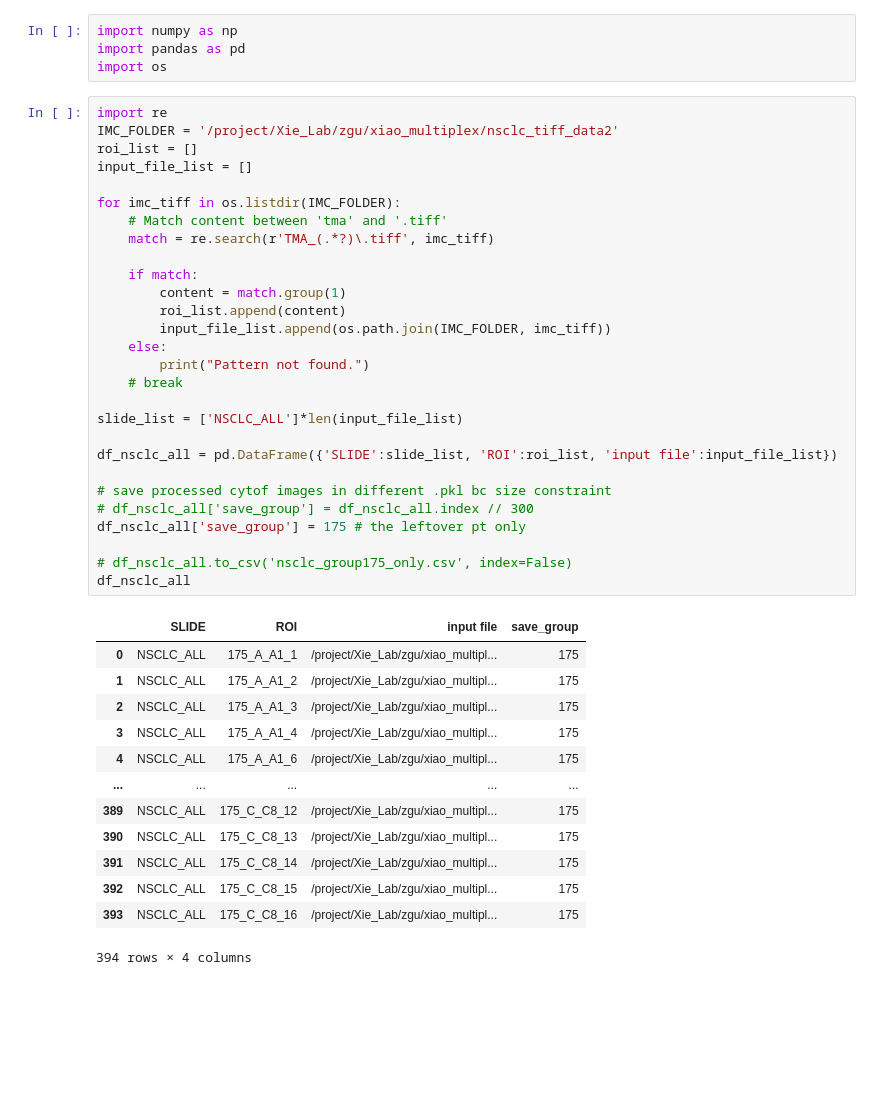
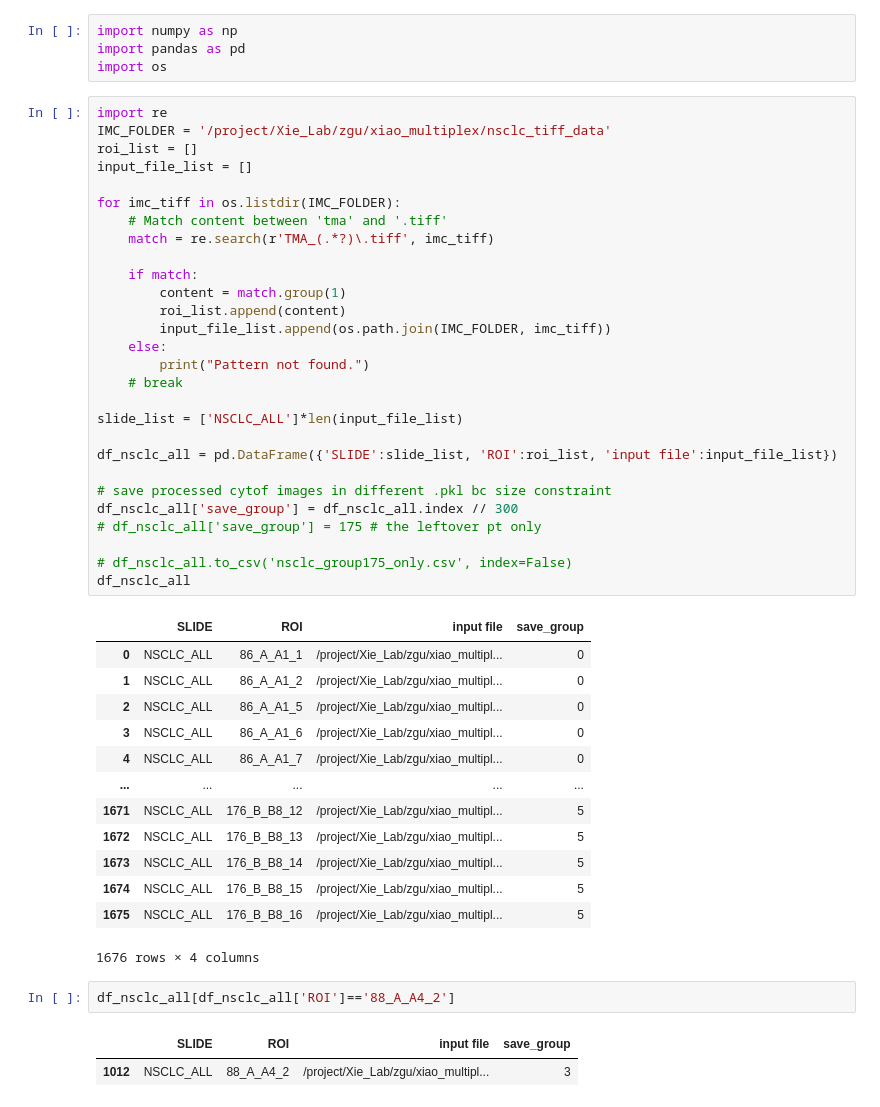
Before and after one commit to QBRC/multiTAP, a Jupyter notebook: notebooks/supplemental/process_patient_save_groups.ipynb, the cells around one changed output. Saved outputs shown, nothing was run; the diff lists cells and outputs as text; blank space fills up the shorter version.

```diff
--- a/notebooks/supplemental/process_patient_save_groups.ipynb
+++ b/notebooks/supplemental/process_patient_save_groups.ipynb
@@ -6,43 +6,48 @@ import pandas as pd
 import os
 # %%
 import re
-IMC_FOLDER = '/project/Xie_Lab/zgu/xiao_multiplex/nsclc_tiff_data2'
+IMC_FOLDER = '/project/Xie_Lab/zgu/xiao_multiplex/nsclc_tiff_data'
 roi_list = []
 input_file_list = []
 
 for imc_tiff in os.listdir(IMC_FOLDER):
     # Match content between 'tma' and '.tiff'
     match = re.search(r'TMA_(.*?)\.tiff', imc_tiff)
 
     if match:
         content = match.group(1)
         roi_list.append(content)
         input_file_list.append(os.path.join(IMC_FOLDER, imc_tiff))
     else:
         print("Pattern not found.")
     # break
 
 slide_list = ['NSCLC_ALL']*len(input_file_list)
 
 df_nsclc_all = pd.DataFrame({'SLIDE':slide_list, 'ROI':roi_list, 'input file':input_file_list})
 
 # save processed cytof images in different .pkl bc size constraint
-# df_nsclc_all['save_group'] = df_nsclc_all.index // 300
-df_nsclc_all['save_group'] = 175 # the leftover pt only
+df_nsclc_all['save_group'] = df_nsclc_all.index // 300
+# df_nsclc_all['save_group'] = 175 # the leftover pt only
 
 # df_nsclc_all.to_csv('nsclc_group175_only.csv', index=False)
 df_nsclc_all
 # %% [output]
 |  | SLIDE | ROI | input file | save_group |
-| 0 | NSCLC_ALL | 175_A_A1_1 | /project/Xie_Lab/zgu/xiao_multipl... | 175 |
-| 1 | NSCLC_ALL | 175_A_A1_2 | /project/Xie_Lab/zgu/xiao_multipl... | 175 |
-| 2 | NSCLC_ALL | 175_A_A1_3 | /project/Xie_Lab/zgu/xiao_multipl... | 175 |
-| 3 | NSCLC_ALL | 175_A_A1_4 | /project/Xie_Lab/zgu/xiao_multipl... | 175 |
-| 4 | NSCLC_ALL | 175_A_A1_6 | /project/Xie_Lab/zgu/xiao_multipl... | 175 |
+| 0 | NSCLC_ALL | 86_A_A1_1 | /project/Xie_Lab/zgu/xiao_multipl... | 0 |
+| 1 | NSCLC_ALL | 86_A_A1_2 | /project/Xie_Lab/zgu/xiao_multipl... | 0 |
+| 2 | NSCLC_ALL | 86_A_A1_5 | /project/Xie_Lab/zgu/xiao_multipl... | 0 |
+| 3 | NSCLC_ALL | 86_A_A1_6 | /project/Xie_Lab/zgu/xiao_multipl... | 0 |
+| 4 | NSCLC_ALL | 86_A_A1_7 | /project/Xie_Lab/zgu/xiao_multipl... | 0 |
 | ... | ... | ... | ... | ... |
-| 389 | NSCLC_ALL | 175_C_C8_12 | /project/Xie_Lab/zgu/xiao_multipl... | 175 |
-| 390 | NSCLC_ALL | 175_C_C8_13 | /project/Xie_Lab/zgu/xiao_multipl... | 175 |
-| 391 | NSCLC_ALL | 175_C_C8_14 | /project/Xie_Lab/zgu/xiao_multipl... | 175 |
-| 392 | NSCLC_ALL | 175_C_C8_15 | /project/Xie_Lab/zgu/xiao_multipl... | 175 |
-| 393 | NSCLC_ALL | 175_C_C8_16 | /project/Xie_Lab/zgu/xiao_multipl... | 175 |
+| 1671 | NSCLC_ALL | 176_B_B8_12 | /project/Xie_Lab/zgu/xiao_multipl... | 5 |
+| 1672 | NSCLC_ALL | 176_B_B8_13 | /project/Xie_Lab/zgu/xiao_multipl... | 5 |
+| 1673 | NSCLC_ALL | 176_B_B8_14 | /project/Xie_Lab/zgu/xiao_multipl... | 5 |
+| 1674 | NSCLC_ALL | 176_B_B8_15 | /project/Xie_Lab/zgu/xiao_multipl... | 5 |
+| 1675 | NSCLC_ALL | 176_B_B8_16 | /project/Xie_Lab/zgu/xiao_multipl... | 5 |
-394 rows × 4 columns
+1676 rows × 4 columns
+# %%
+df_nsclc_all[df_nsclc_all['ROI']=='88_A_A4_2']
+# %% [output]
+|  | SLIDE | ROI | input file | save_group |
+| 1012 | NSCLC_ALL | 88_A_A4_2 | /project/Xie_Lab/zgu/xiao_multipl... | 3 |
```
Also changed, not shown: 2 other files.
